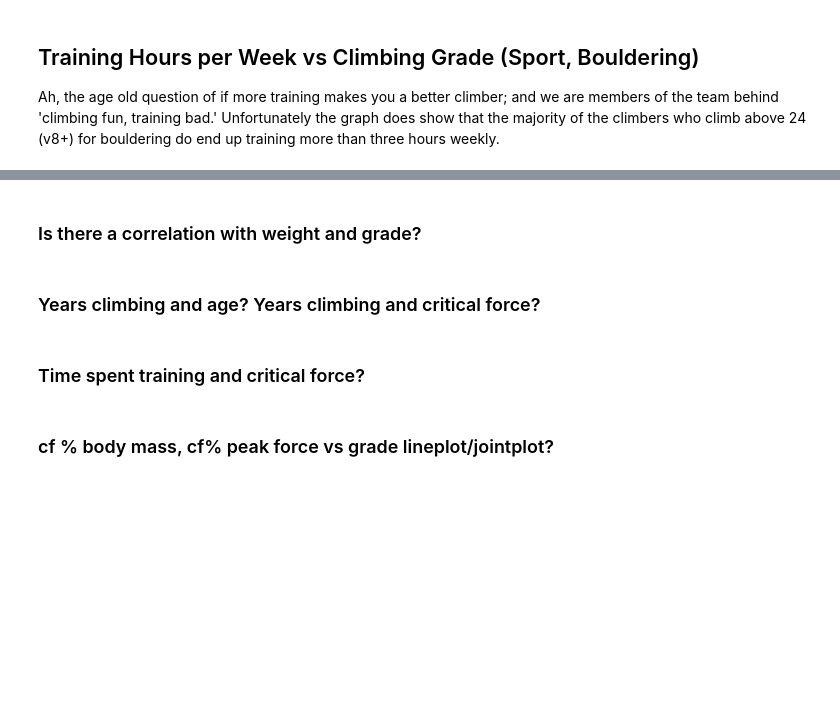
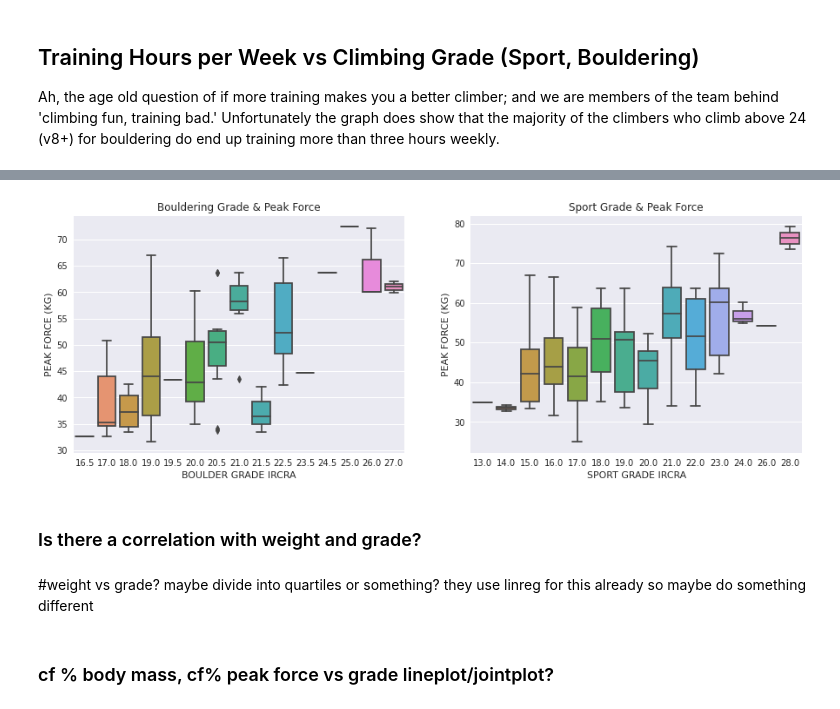
Before and after one commit to haokliao/Critical-Force-Visualization, a Jupyter notebook: EDA_002_notebook.ipynb, the cells around one changed output, grey strips where cells are left out. Drawn from its saved outputs; the diff is of its cells as text; code cells hidden in the pictures; blank space fills up the shorter version.

```diff
--- a/EDA_002_notebook.ipynb
+++ b/EDA_002_notebook.ipynb
@@ -145,2 +138,12 @@ Text(0.5, 1.0, 'Bouldering Grade vs Peak Force')
+# %%
+fig, (ax3,ax4) = plt.subplots(1, 2, figsize=(15 , 5),)
+
+ax3= sns.boxplot(ax = ax3, data = dataframe, x="BOULDER GRADE IRCRA", y="PEAK FORCE (KG)")
+ax3.title.set_text('Bouldering Grade & Peak Force')
+
+ax4= sns.boxplot(ax = ax4, data = dataframe, x="SPORT GRADE IRCRA", y="PEAK FORCE (KG)")
+ax4.title.set_text('Sport Grade & Peak Force')
+# %% [output]
+[figure, added]
 # %% [markdown]
 ### Is there a correlation with weight and grade?
@@ -150,8 +150,7 @@ Text(0.5, 1.0, 'Bouldering Grade vs Peak Force')
+# %% [markdown]
+#weight vs grade?
+maybe divide into quartiles or something? they use linreg for this already so maybe do something different
 # %%
 #yrs climbing, age, cf
-# %% [markdown]
-### Years climbing and age? Years climbing and critical force?
-# %% [markdown]
-### Time spent training and critical force?
 # %% [markdown]
 ### cf % body mass, cf% peak force vs grade lineplot/jointplot?
```
Also changed, not shown: parts of 8 cells of this notebook.
